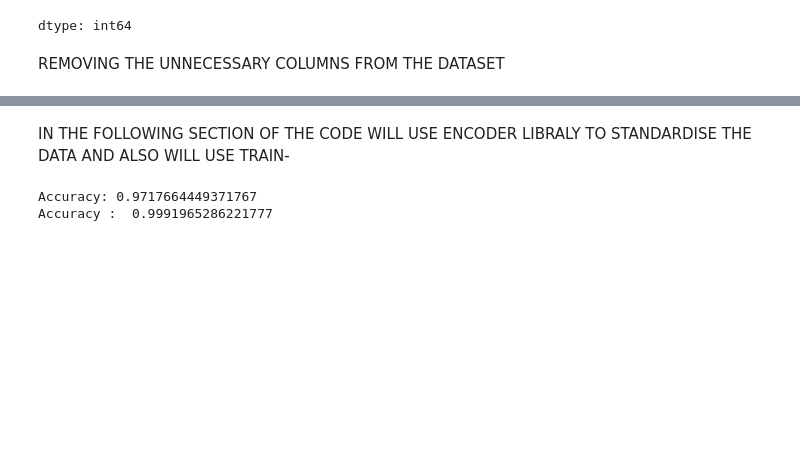
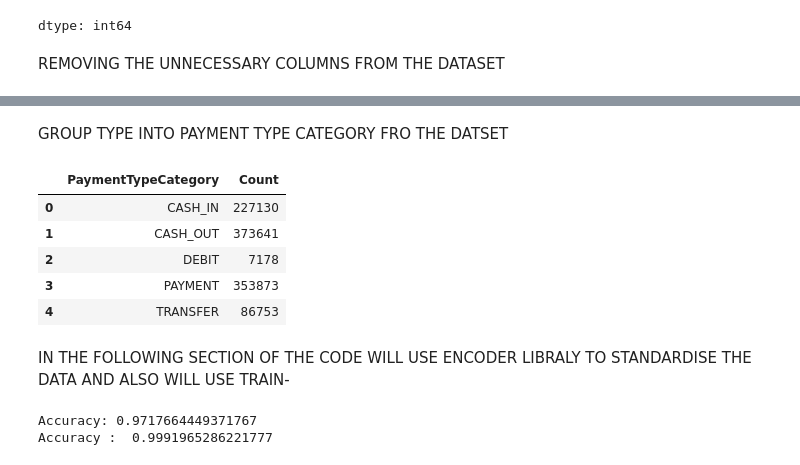
Before and after one commit to sabali-sez/predicting-mobile-money-transaction-fraud., a Jupyter notebook: predicting_mobile_money_transaction_fraud_ipyn.ipynb, the cells around one changed output, grey strips where cells are left out. Cells and saved outputs as stored; diff of their text form; code cells hidden in the pictures; blank space fills up the shorter version.

```diff
--- a/predicting_mobile_money_transaction_fraud_ipyn.ipynb
+++ b/predicting_mobile_money_transaction_fraud_ipyn.ipynb
@@ -151,3 +151,15 @@ df.head()
+# %% [markdown]
+GROUP TYPE INTO PAYMENT TYPE CATEGORY FRO THE DATSET
+# %%
+newdata = df.groupby('type').size().rename_axis('PaymentTypeCategory').reset_index(name='Count')
+newdata.head()
+# %% [output]
+|  | PaymentTypeCategory | Count |
+| 0 | CASH_IN | 227130 |
+| 1 | CASH_OUT | 373641 |
+| 2 | DEBIT | 7178 |
+| 3 | PAYMENT | 353873 |
+| 4 | TRANSFER | 86753 |
 # %% [markdown]
 IN THE FOLLOWING SECTION OF THE  CODE  WILL USE ENCODER LIBRALY TO STANDARDISE THE DATA AND ALSO WILL USE TRAIN-
 # %%
```
Also changed, not shown: parts of 1 cell of this notebook.
